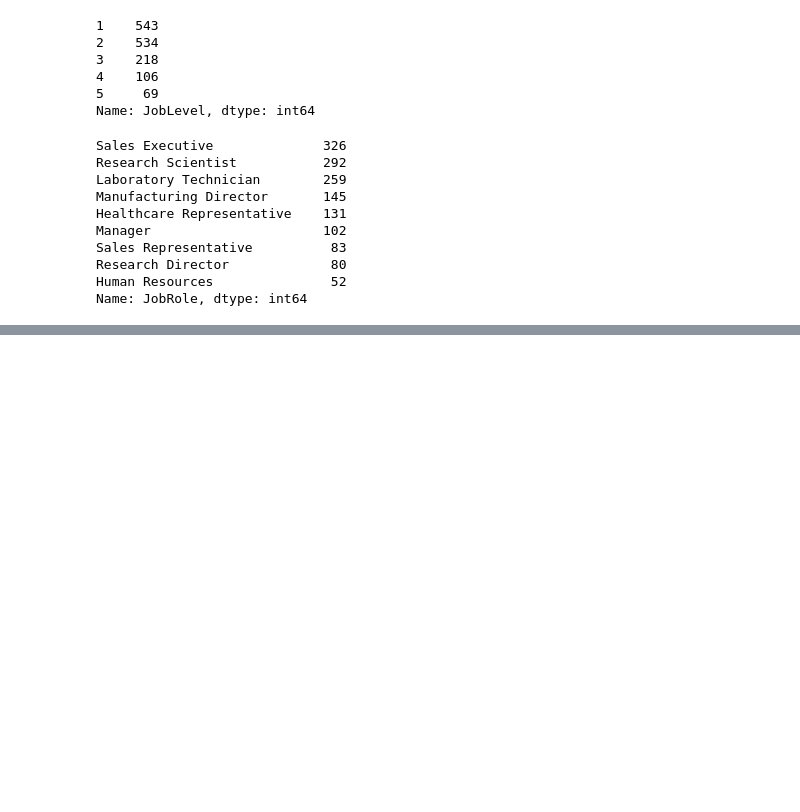
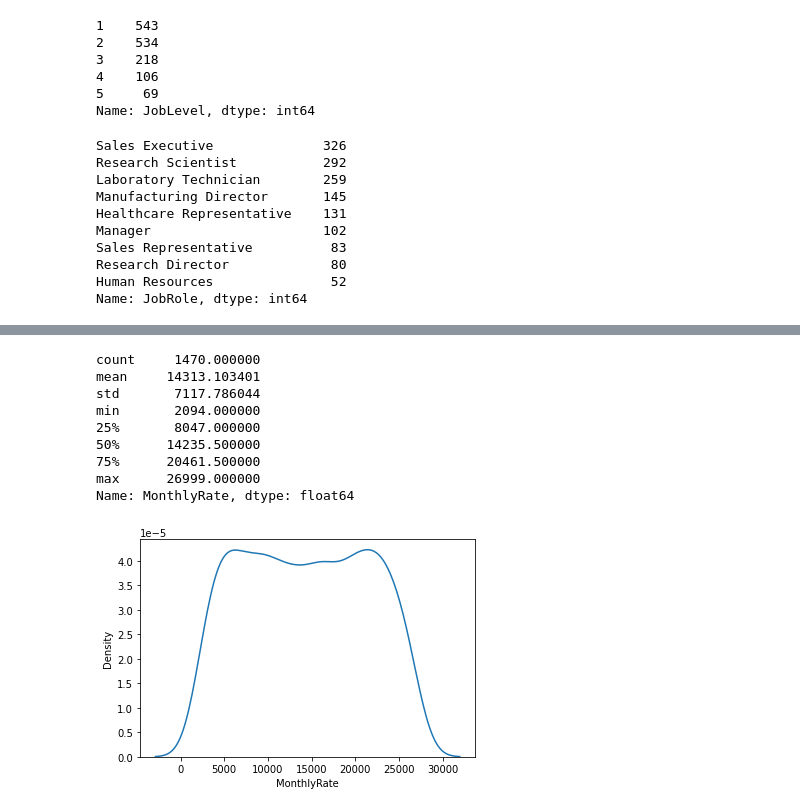
Before and after one commit to minstrel1149/HR_analytics_1, a Jupyter notebook: HR_data_EDA.ipynb, the cells around one changed output, grey strips where cells are left out. Drawn from its saved outputs; the diff is of its cells as text; code cells hidden in the pictures; blank space fills up the shorter version.

```diff
--- a/HR_data_EDA.ipynb
+++ b/HR_data_EDA.ipynb
@@ -216,0 +242,15 @@ Name: JobRole, dtype: int64
+# %%
+# MonthlyRate
+sns.kdeplot(hr_df['MonthlyRate'])
+hr_df['MonthlyRate'].describe()
+# %% [output]
+count     1470.000000
+mean     14313.103401
+std       7117.786044
+min       2094.000000
+25%       8047.000000
+50%      14235.500000
+75%      20461.500000
+max      26999.000000
+Name: MonthlyRate, dtype: float64
+[figure, added]
```
Also changed, not shown: parts of 22 cells of this notebook, 1 other file.
